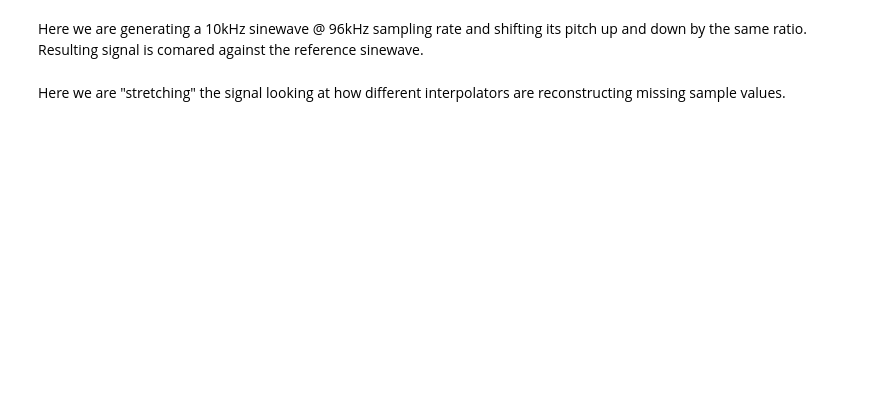
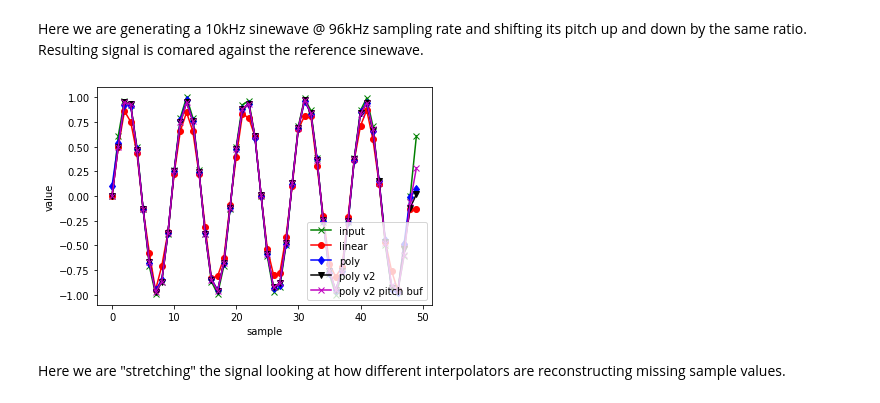
Before and after one commit to miketlk/pitch-shift, a Jupyter notebook: pitch_shift.ipynb, the cells around one changed output. Cells and saved outputs as stored; diff of their text form; code cells hidden in the pictures; blank space fills up the shorter version.

Commit message:
Add support of pitch buffer

```diff
--- a/pitch_shift.ipynb
+++ b/pitch_shift.ipynb
@@ -3,30 +3,39 @@ Here we are generating a 10kHz sinewave @ 96kHz sampling rate and shifting its p
 # %%
 import numpy as np
 import matplotlib.pyplot as plt
 from pitchtools import *
 
 Fs = 96_000
 freq = 10_000
 n_smp = 50
 x = np.arange(n_smp)
 sig = np.sin(2 * np.pi * freq * x / Fs)
 
 ratio = 1.77
 res = pitch_shift_linear(sig, ratio)
 res1 = pitch_shift_linear(res, 1.0 / ratio)
 res = pitch_shift_ovs2_poly_6p5o_orig(sig, ratio)
 res3 = pitch_shift_ovs2_poly_6p5o_orig(res, 1.0 / ratio)
 res = pitch_shift_ovs2_poly_6p5o_v2(sig, ratio)
 res4 = pitch_shift_ovs2_poly_6p5o_v2(res, 1.0 / ratio)
 
+# Process with pitch buffer filled with identical values
+pitch_buf = np.full((len(res4),), ratio, np.float32)
+res = pitch_shift_poly(sig, pitch_buf)
+pitch_buf = np.full((len(res4),), 1.0 / ratio, np.float32)
+res5 = pitch_shift_poly(res, pitch_buf)
+
 plt.plot(x, sig, 'gx-')
 plt.plot(x, res1, 'ro-')
 plt.plot(x, res3, 'bd-')
 plt.plot(x, res4, 'kv-')
+plt.plot(x, res5, 'mx-')
 plt.xlabel('sample')
 plt.ylabel('value')
-plt.legend(['input', 'linear', 'poly', 'poly v2'], loc='lower right')
+plt.legend(['input', 'linear', 'poly', 'poly v2', 'poly v2 pitch buf'], loc='lower right')
 plt.show()
+# %% [output]
+[figure, added]
 # %% [markdown]
 Here we are "stretching" the signal looking at how different interpolators are reconstructing missing sample values.
 # %%
```
Also changed, not shown: parts of 4 cells of this notebook, 1 other file.
